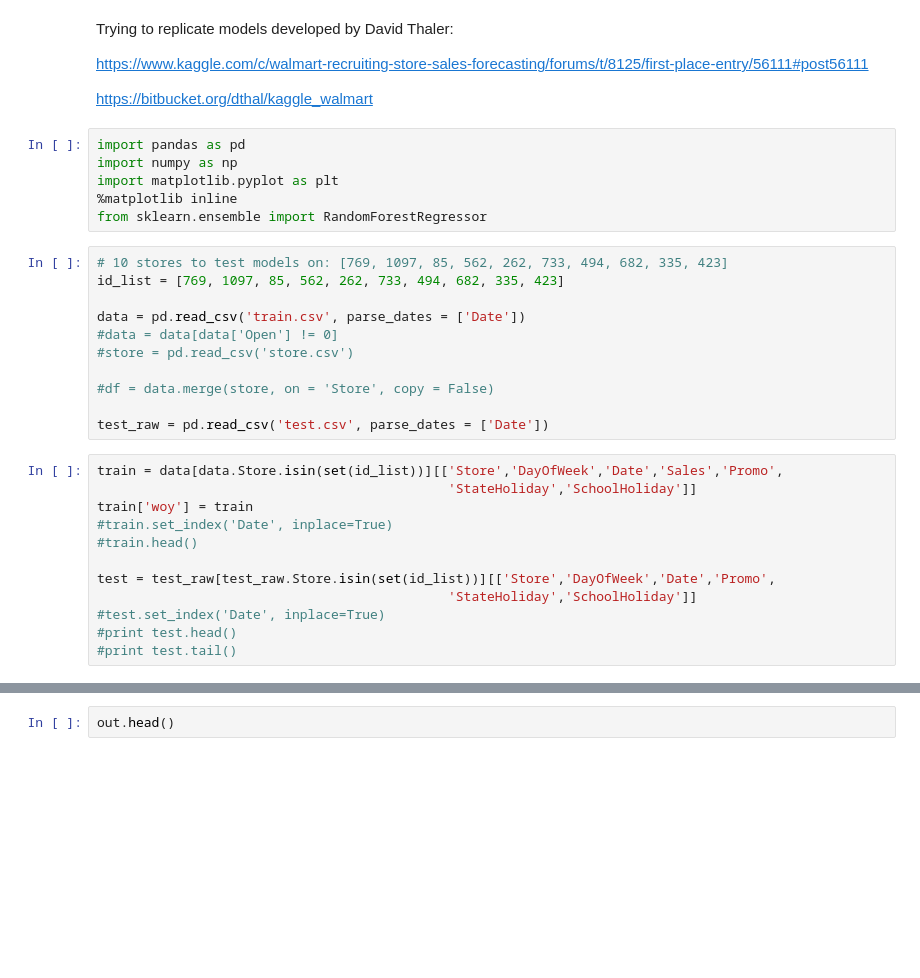
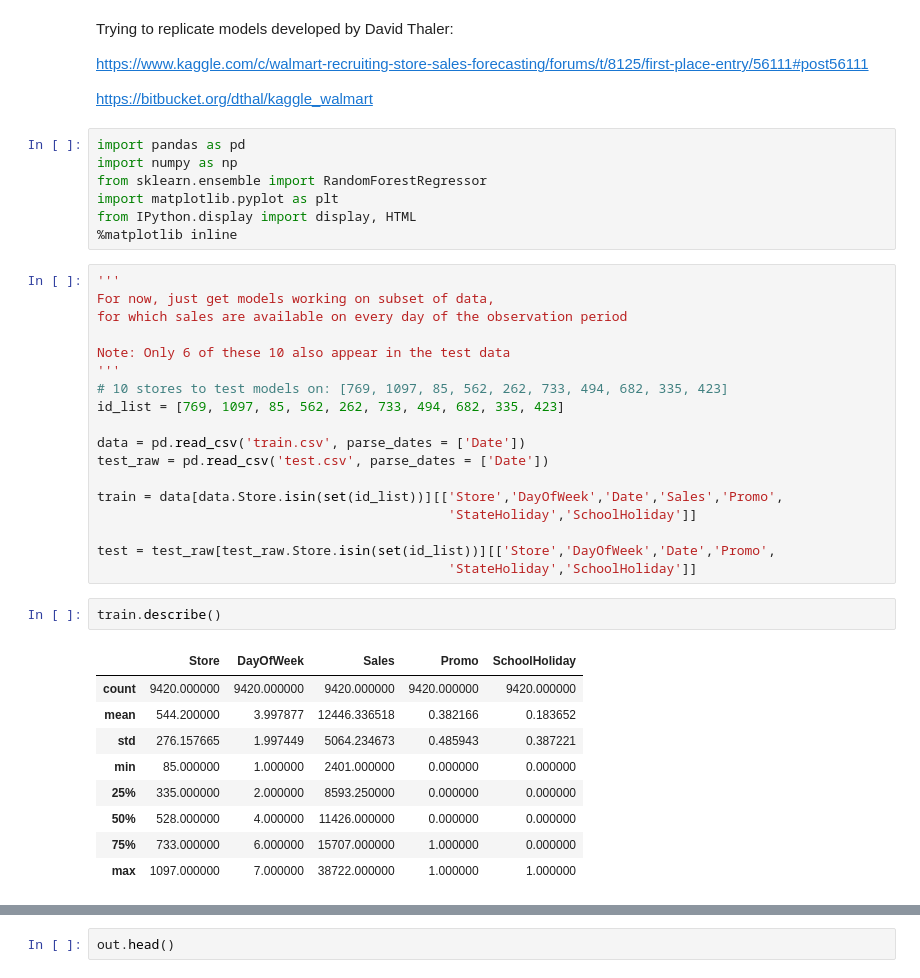
Before and after one commit to tbackes/kaggle-rossman, a Jupyter notebook: TimeSeriesForecasting.ipynb, the cells around one changed output, grey strips where cells are left out. Saved outputs shown, nothing was run; the diff lists cells and outputs as text; blank space fills up the shorter version.

```diff
--- a/TimeSeriesForecasting.ipynb
+++ b/TimeSeriesForecasting.ipynb
@@ -7,29 +7,37 @@ https://bitbucket.org/dthal/kaggle_walmart
 # %%
 import pandas as pd
 import numpy as np
+from sklearn.ensemble import RandomForestRegressor
 import matplotlib.pyplot as plt
+from IPython.display import display, HTML
 %matplotlib inline
-from sklearn.ensemble import RandomForestRegressor
 # %%
+'''
+For now, just get models working on subset of data,
+for which sales are available on every day of the observation period
+
+Note: Only 6 of these 10 also appear in the test data
+'''
 # 10 stores to test models on: [769, 1097, 85, 562, 262, 733, 494, 682, 335, 423]
 id_list = [769, 1097, 85, 562, 262, 733, 494, 682, 335, 423]
 
 data = pd.read_csv('train.csv', parse_dates = ['Date'])
-#data = data[data['Open'] != 0]
-#store = pd.read_csv('store.csv')
+test_raw = pd.read_csv('test.csv', parse_dates = ['Date'])
 
-#df = data.merge(store, on = 'Store', copy = False)
+train = data[data.Store.isin(set(id_list))][['Store','DayOfWeek','Date','Sales','Promo',
+                                             'StateHoliday','SchoolHoliday']]
 
-test_raw = pd.read_csv('test.csv', parse_dates = ['Date'])
+test = test_raw[test_raw.Store.isin(set(id_list))][['Store','DayOfWeek','Date','Promo',
+                                             'StateHoliday','SchoolHoliday']]
-# %%
-train = data[data.Store.isin(set(id_list))][['Store','DayOfWeek','Date','Sales','Promo',
-                                             'StateHoliday','SchoolHoliday']]
-train['woy'] = train
-#train.set_index('Date', inplace=True)
-#train.head()
-
-test = test_raw[test_raw.Store.isin(set(id_list))][['Store','DayOfWeek','Date','Promo',
-                                             'StateHoliday','SchoolHoliday']]
-#test.set_index('Date', inplace=True)
-#print test.head()
-#print test.tail()
+# %%
+train.describe()
+# %% [output]
+|  | Store | DayOfWeek | Sales | Promo | SchoolHoliday |
+| count | 9420.000000 | 9420.000000 | 9420.000000 | 9420.000000 | 9420.000000 |
+| mean | 544.200000 | 3.997877 | 12446.336518 | 0.382166 | 0.183652 |
+| std | 276.157665 | 1.997449 | 5064.234673 | 0.485943 | 0.387221 |
+| min | 85.000000 | 1.000000 | 2401.000000 | 0.000000 | 0.000000 |
+| 25% | 335.000000 | 2.000000 | 8593.250000 | 0.000000 | 0.000000 |
+| 50% | 528.000000 | 4.000000 | 11426.000000 | 0.000000 | 0.000000 |
+| 75% | 733.000000 | 6.000000 | 15707.000000 | 1.000000 | 0.000000 |
+| max | 1097.000000 | 7.000000 | 38722.000000 | 1.000000 | 1.000000 |
```
Also changed, not shown: parts of 16 cells of this notebook, 2 other files.
